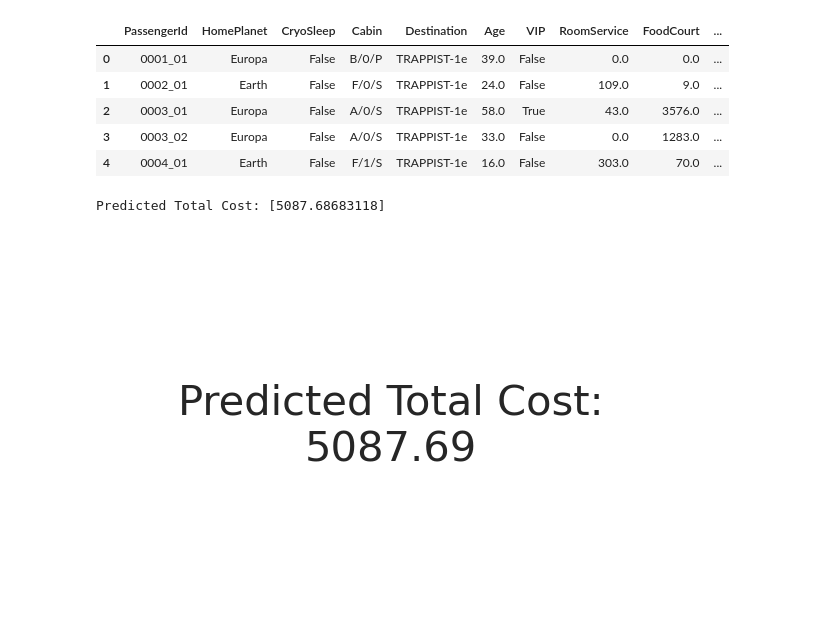
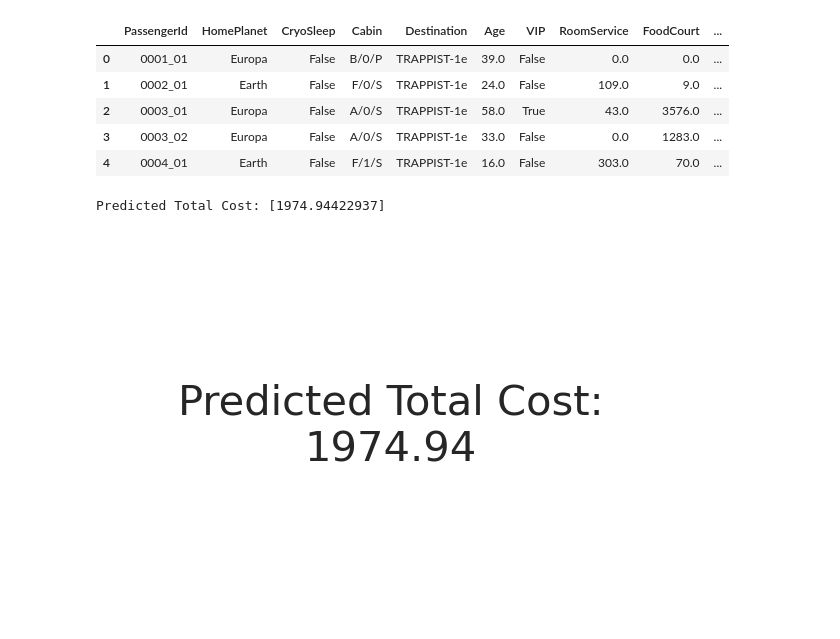
Before and after one commit to shanalytics/Spaceship-titanic-Survival-prediction, a Jupyter notebook: spaceship-titanic-survival-prediction.ipynb, the cells around one changed output. Drawn from its saved outputs; the diff is of its cells as text; code cells hidden in the pictures.

```diff
--- a/spaceship-titanic-survival-prediction.ipynb
+++ b/spaceship-titanic-survival-prediction.ipynb
@@ -832,35 +832,35 @@ from sklearn.linear_model import LinearRegression
 
 # Create feature matrix X and target variable y
 X = train_df[['Age', 'VIP','Transported']]  # Select the relevant columns for the features
 y = train_df['TotalCost']     # Select the target variable
 
 # Create linear regression model and fit it to the data
 model = LinearRegression()
 model.fit(X, y)
 
 # Make predictions
-age = 45   # Example age
-vip = 1     # Example VIP status (1 for True, 0 for False)
-transported = 0  # Example value for the 'Transported' feature (1 for True, 0 for False)
+age = 60   # Example age
+vip = 0     # Example VIP status (1 for True, 0 for False)
+transported = 1  # Example value for the 'Transported' feature (1 for True, 0 for False)
 
 
 # Reshape the input as a 2D array since we have a single sample
 prediction = model.predict(np.array([[age, vip, transported]]).reshape(1, -1))
 
 print("Predicted Total Cost:", prediction)
 
 import matplotlib.pyplot as plt
 
 # Set the figure size
 plt.figure(figsize=(6, 4))
 # Plot the text
 plt.text(0.5, 0.5, f"Predicted Total Cost:\n{prediction[0]:.2f}", ha='center', va='center', fontsize=30)
 # Remove the axis ticks and labels
 plt.axis('off')
 # Adjust the layout
 plt.tight_layout()
 # Show the plot
 plt.show()
 # %% [output]
-Predicted Total Cost: [5087.68683118]
+Predicted Total Cost: [1974.94422937]
-[figure, old version]
+[figure, new version]
```
Also changed, not shown: parts of 3 cells of this notebook.
